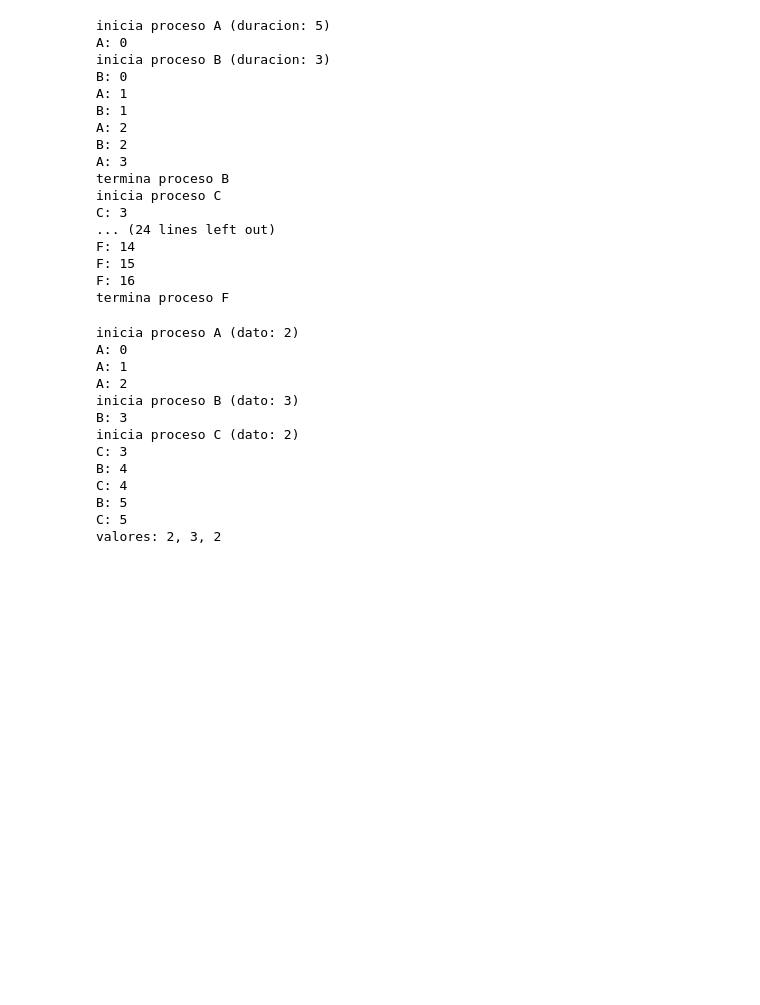
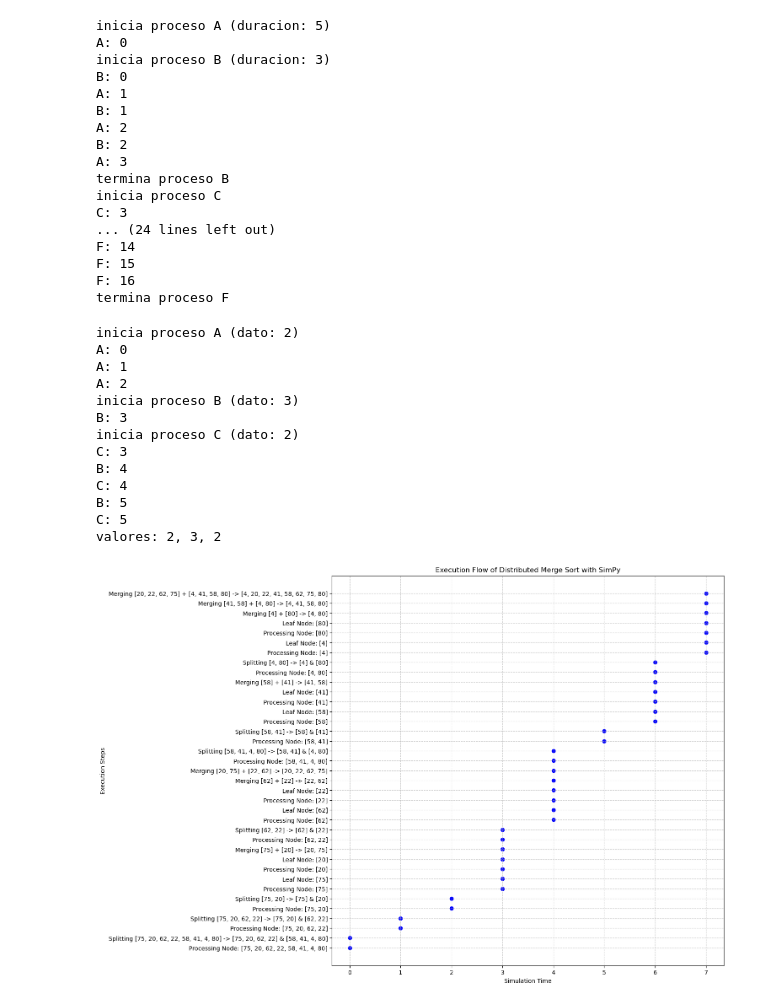
Before and after one commit to santiago861/Distributed-Computing, a Jupyter notebook: 1. Distributed Merge Sort/tests.ipynb, the cells around one changed output. Cells and saved outputs as stored; diff of their text form; code cells hidden in the pictures; blank space fills up the shorter version.

Commit message:
distributed merge sort implementing yield

```diff
--- a/1. Distributed Merge Sort/tests.ipynb
+++ b/1. Distributed Merge Sort/tests.ipynb
@@ -365,3 +365,92 @@ C: 4
 B: 5
 C: 5
 valores: 2, 3, 2
+# %%
+import random
+import simpy
+import math
+import matplotlib.pyplot as plt
+import networkx as nx
+
+# Registro de eventos para visualización
+execution_log = []
+
+class Node:
+    def __init__(self, value):
+        self.value = value  # Node value (array)
+        self.children = 0  # Number of children nodes
+        self.parent = None  # Parent node
+        self.received_merged_message = set()  # Merged messages received
+
+class Tree:
+    def __init__(self, env, root_value=None):
+        self.env = env
+        self.root_value = Node(root_value) if root_value is not None else None
+
+    def generateNodes(self, node, depth=0, parent_id=None):
+        """Generates nodes in a distributed manner using SimPy."""
+        node_id = len(execution_log)
+        execution_log.append((self.env.now, f"Processing Node: {node.value}"))
+
+        if len(node.value) == 1:
+            execution_log.append((self.env.now, f"Leaf Node: {node.value}"))
+            return
+
+        arr = node.value
+        leftArr = arr[: len(arr) // 2]
+        rightArr = arr[len(arr) // 2:]
+
+        leftNode = Node(leftArr)
+        rightNode = Node(rightArr)
+
+        leftNode.parent = node
+        rightNode.parent = node
+
+        execution_log.append((self.env.now, f"Splitting {node.value} -> {leftArr} & {rightArr}"))
+
+        yield env.timeout(1) # Simulate delay for node processing
+        yield self.env.process(self.generateNodes(leftNode, depth + 1, node_id))
+        yield self.env.process(self.generateNodes(rightNode, depth + 1, node_id))
+
+        merged_message = self.merge_messages(leftNode.value, rightNode.value)
+        node.value = merged_message  # Store the sorted list in the parent node
+        execution_log.append((self.env.now, f"Merging {leftNode.value} + {rightNode.value} -> {merged_message}"))
+
+    def merge_messages(self, message1, message2):
+        """Merges two sorted subarrays."""
+        merged = []
+        i, j = 0, 0
+
+        while i < len(message1) and j < len(message2):
+            if message1[i] < message2[j]:
+                merged.append(message1[i])
+                i += 1
+            else:
+                merged.append(message2[j])
+                j += 1
+
+        merged.extend(message1[i:])
+        merged.extend(message2[j:])
+        return merged
+
+# Initialize environment and tree
+env = simpy.Environment()
+arr = [random.randint(0, 100) for _ in range(8)]  # Use smaller numbers for clarity
+tree = Tree(env, arr)
+env.process(tree.generateNodes(tree.root_value))
+
+# Run simulation
+env.run()
+
+# Visualizing the Execution Flow
+times, events = zip(*execution_log)
+plt.figure(figsize=(12, 12))
+plt.scatter(times, range(len(events)), color="blue")
+plt.yticks(range(len(events)), events, fontsize=10)
+plt.xlabel("Simulation Time")
+plt.ylabel("Execution Steps")
+plt.title("Execution Flow of Distributed Merge Sort with SimPy")
+plt.grid(True, linestyle="--", alpha=0.6)
+plt.show()
+# %% [output]
+[figure, added]
```
Also changed, not shown: 1 other file.
